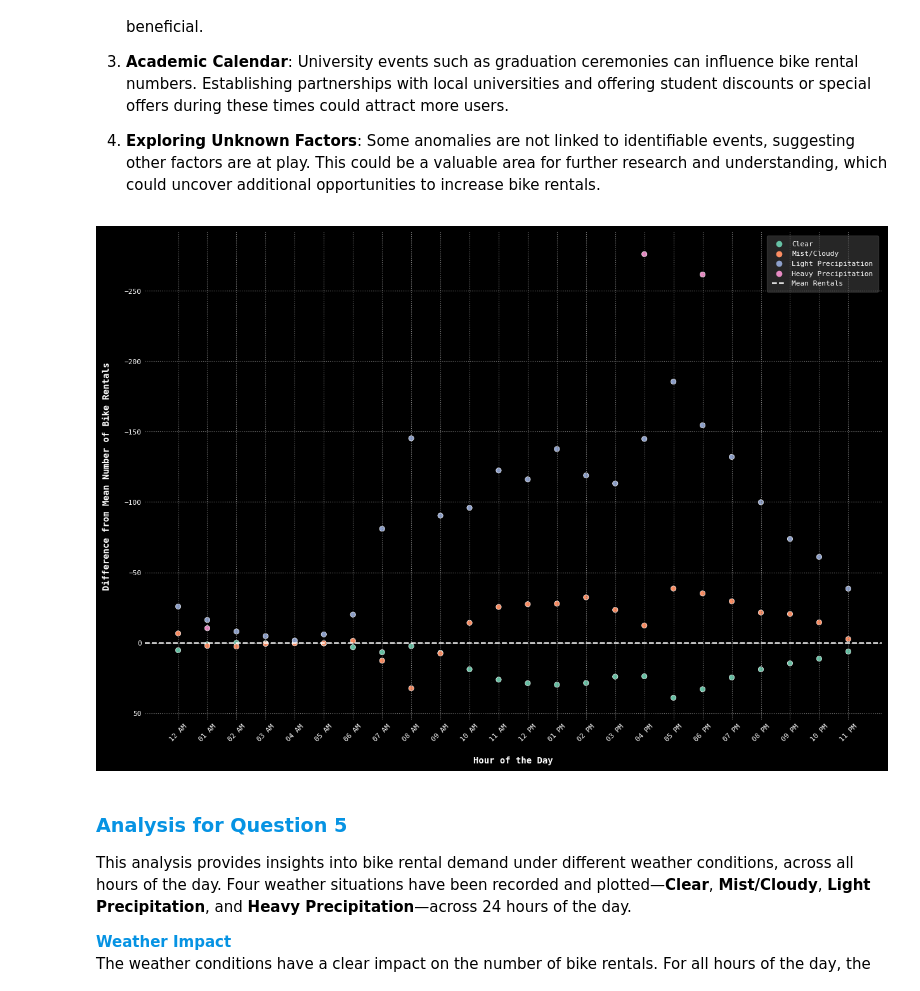
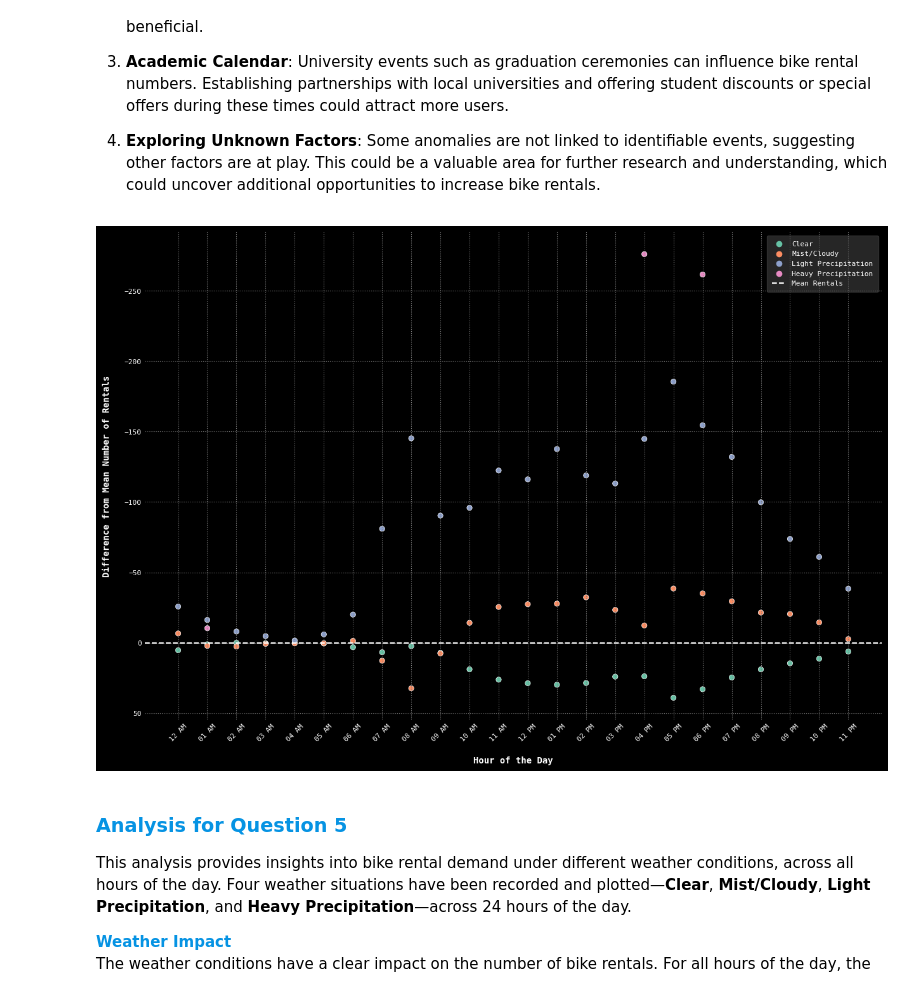
Before and after one commit to jparkington/Project-Cultivate, a Jupyter notebook: Exploration.ipynb, the cells around one changed output. Drawn from its saved outputs; the diff is of its cells as text; code cells hidden in the pictures.

```diff
--- a/Exploration.ipynb
+++ b/Exploration.ipynb
@@ -12,13 +12,14 @@ for each subsequent plot.
 import numpy             as np
 import pandas            as pd
 import seaborn           as sns
-import scipy             as sci
 import matplotlib.pyplot as plt
 
-from cycler   import cycler
-from datetime import datetime as dtt
-from typing   import *
+from adjustText import adjust_text
+from cycler     import cycler
+from datetime   import datetime as dtt
+from typing     import *
 
+colors = sns.color_palette('Set2')
 plot_params = {
     # Axes parameters                            # Tick parameters
     'axes.facecolor'     : 'black',              'xtick.labelsize'    : 8,
@@ -29,7 +30,7 @@ plot_params = {
     'axes.spines.top'    : False,                'ytick.major.size'   : 0,
     'axes.labelsize'     : 10,
     'axes.labelweight'   : 'bold',               # Color cycles
-    'axes.titlesize'     : 12,                   'axes.prop_cycle'    : cycler(color = sns.color_palette('Set2')),
+    'axes.titlesize'     : 12,                   'axes.prop_cycle'    : cycler(color = colors),
     'axes.titleweight'   : 'bold',               'image.cmap'         : 'Set2',
     'axes.labelpad'      : 15,                   'legend.borderpad'   : 0.75,
 
@@ -74,8 +74,7 @@ def load_bike_sharing_data() -> pd.DataFrame:
     Bikeshare system in Washington D.C., USA. The counts are categorized as casual, registered, or total, with
     additional information about the specific hour, weather conditions, and more.
 
-    The dataset includes the following fields:
-
+    The dataset beings with the following fields:
     - instant     (int)   : Record index
     - dteday      (str)   : Date
     - season      (int)   : Season (1: spring, 2: summer, 3: autumn, 4: winter)
@@ -94,6 +93,9 @@ def load_bike_sharing_data() -> pd.DataFrame:
     - registered  (int)   : Count of registered users
     - cnt         (int)   : Count of total rental bikes including both casual and registered
 
+    These fields are added immediately following to avoid repeating transformations:
+    - ordinal     (int)   : Ordinal representation of the date
+
     After loading the dataset, we'll conduct an exploratory data analysis to uncover the underlying patterns
     and relationships in the data. This will include a variety of techniques such as data visualization,
     aggregation, and correlation analysis.
@@ -101,6 +103,8 @@ def load_bike_sharing_data() -> pd.DataFrame:
     Note: I learned while carrying out the exercise that the included `season` column is misleading and not
           useful in the context of the other datetime fields. For example, it considers Jan, Feb, and Mar to be
           "Spring", which is innacurate, so I've curated a new `season` field with the helper function `get_season()`.
+
+          Also, all 1/0 (int) fields above are converted to booleans.
 
     Returns:
         pd.DataFrame: The Bike Sharing dataset as a pandas DataFrame.
@@ -129,7 +133,11 @@ def load_bike_sharing_data() -> pd.DataFrame:
         else:                                return 4  # Winter
 
     df = pd.read_csv("./Data/hour.csv")
-    df['season'] = pd.to_datetime(df['dteday']).apply(get_season)
+    df['dteday']     = pd.to_datetime(df['dteday'])
+    df['season']     = df['dteday'].apply(get_season)
+    df['holiday']    = df['holiday'].astype(bool)
+    df['workingday'] = df['workingday'].astype(bool)
+    df['ordinal']    = df['dteday'].apply(lambda x: x.toordinal())
 
     return df
 
@@ -424,40 +432,39 @@ def hourly_rentals_by_weathersit(df : pd.DataFrame):
     4. Visualizes a line at y = 0, representing the mean number of rentals.
 
     Parameters:
         df (pd.DataFrame) : The bike sharing dataset as a pandas DataFrame.
 
     The purpose of this function is to provide insights into how the time of day and weather situations affect the
     demand for bike rentals, relative to the mean demand. Understanding these patterns can help a prospective bike sharing
     company anticipate sudden surges or drops in demand and manage their resources accordingly.
     '''
 
     weather = {1 : 'Clear',
                2 : 'Mist/Cloudy',
                3 : 'Light Precipitation',
                4 : 'Heavy Precipitation'}
 
     mean_rentals     = df.groupby('hr')['cnt'].mean()
     weathersit_means = df.groupby(['hr', 'weathersit'])['cnt'].mean().reset_index()
     weathersit_means['weathersit_label'] = weathersit_means['weathersit'].map(weather)
     weathersit_means['diff_from_mean'] = weathersit_means.apply(lambda row: row['cnt'] - mean_rentals[row['hr']], axis = 1)
 
-    plot = sns.scatterplot(x       = 'hr',
-                           y       = 'diff_from_mean',
-                           hue     = 'weathersit_label',
-                           data    = weathersit_means,
-                           palette = 'Set2')
+    sns.scatterplot(x       = 'hr',
+                    y       = 'diff_from_mean',
+                    hue     = 'weathersit_label',
+                    data    = weathersit_means)
 
     plt.axhline(0, color = '1', linestyle = 'dashed', label = 'Mean Rentals')
     plt.xticks(range(24), [dtt.strptime(str(i), "%H").strftime("%I %p") for i in range(24)], rotation = 45)
     plt.gca().invert_yaxis()
     plt.xlabel('Hour of the Day')
-    plt.ylabel('Difference from Mean Number of Bike Rentals')
+    plt.ylabel('Difference from Mean Number of Rentals')
     plt.grid(True)
     plt.legend()
 
 hourly_rentals_by_weathersit(bike_sharing)
 # %% [output]
-[figure, old version]
+[figure, new version]
 # %% [markdown]
 ### <span style="color:#0693e3">**Analysis for Question 5**</span>
 This analysis provides insights into bike rental demand under different weather conditions, across all hours of the day. Four weather situations have been recorded and plotted—**Clear**, **Mist/Cloudy**, **Light Precipitation**, and **Heavy Precipitation**—across 24 hours of the day.
```
Also changed, not shown: parts of 11 cells of this notebook, 2 other files.
